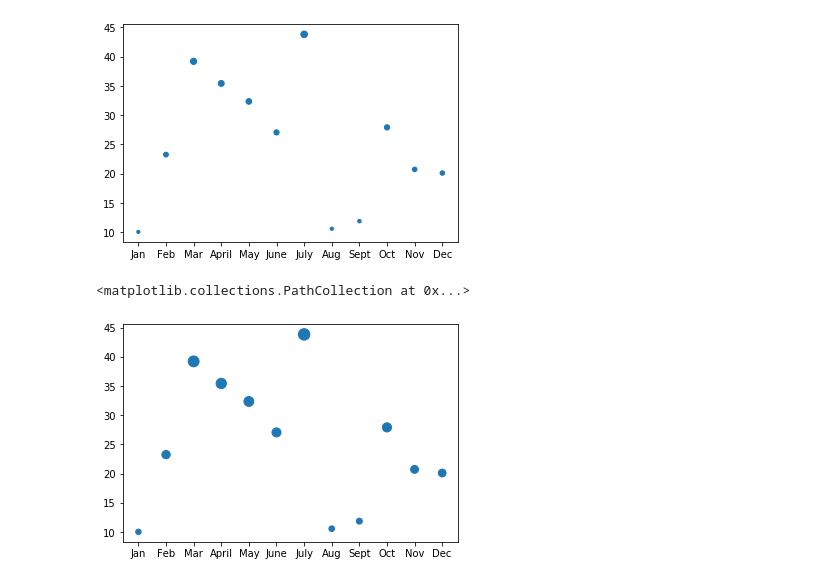
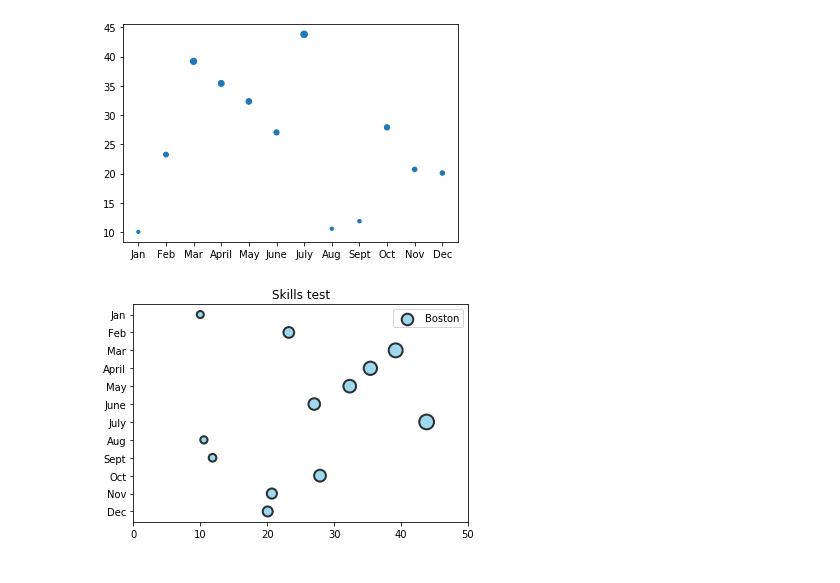
Before and after one commit to rcelorio/PyBer_Analysis, a Jupyter notebook: matplotlib_practice.ipynb, the cells around one changed output. Cells and saved outputs as stored; diff of their text form; code cells hidden in the pictures.

Commit message:
5.1.7 Skills test

```diff
--- a/matplotlib_practice.ipynb
+++ b/matplotlib_practice.ipynb
@@ -228,7 +228,10 @@ ax.scatter(x_axis, y_axis, s=y_axis)
 [figure]
 # %%
 fig, ax = plt.subplots()
-ax.scatter(x_axis, y_axis, s=[i*3 for i in y_axis])
+ax.scatter(y_axis,x_axis, s=[i * 5 for i in y_axis], color="#87ceeb", edgecolor="black", linewidths=2, alpha=.8, label="Boston")
+ax.legend()
+ax.set_title("Skills test")
+ax.set_xlim(0,50)
+ax.invert_yaxis()
 # %% [output]
-<matplotlib.collections.PathCollection at 0x...>
-[figure, old version]
+[figure, new version]
```
